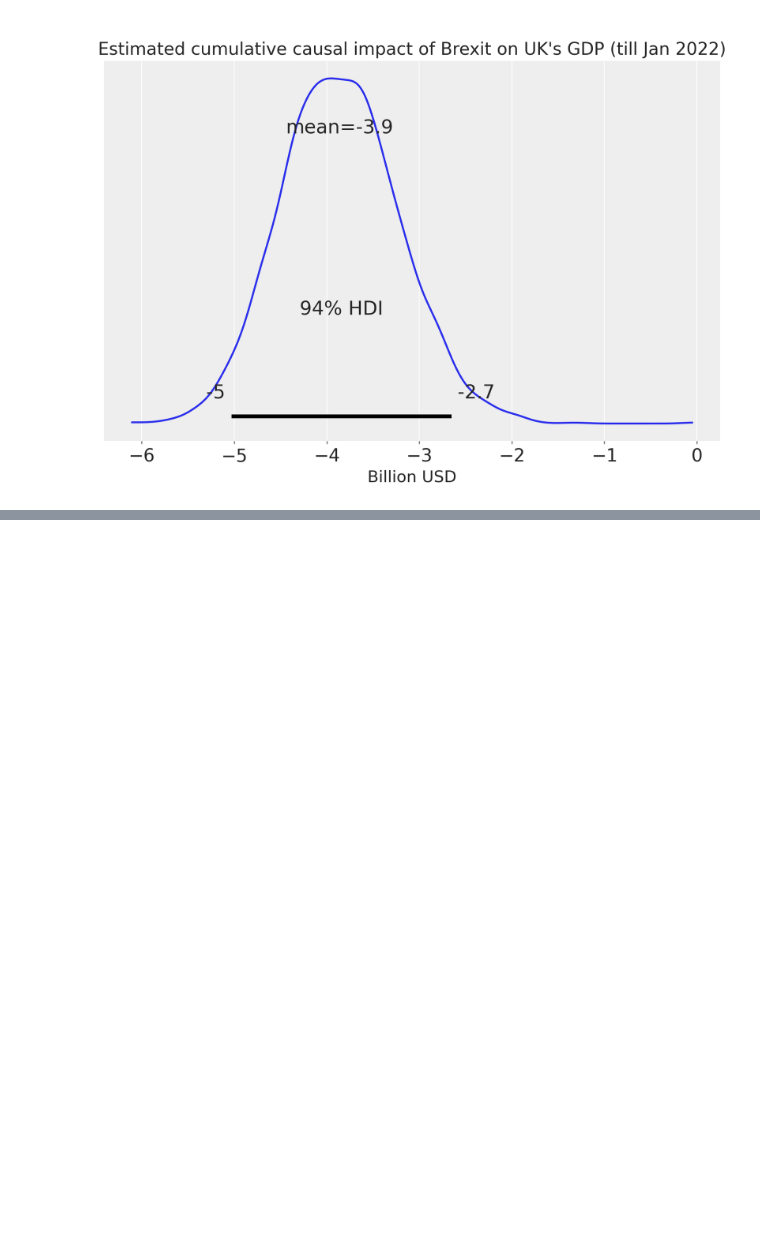
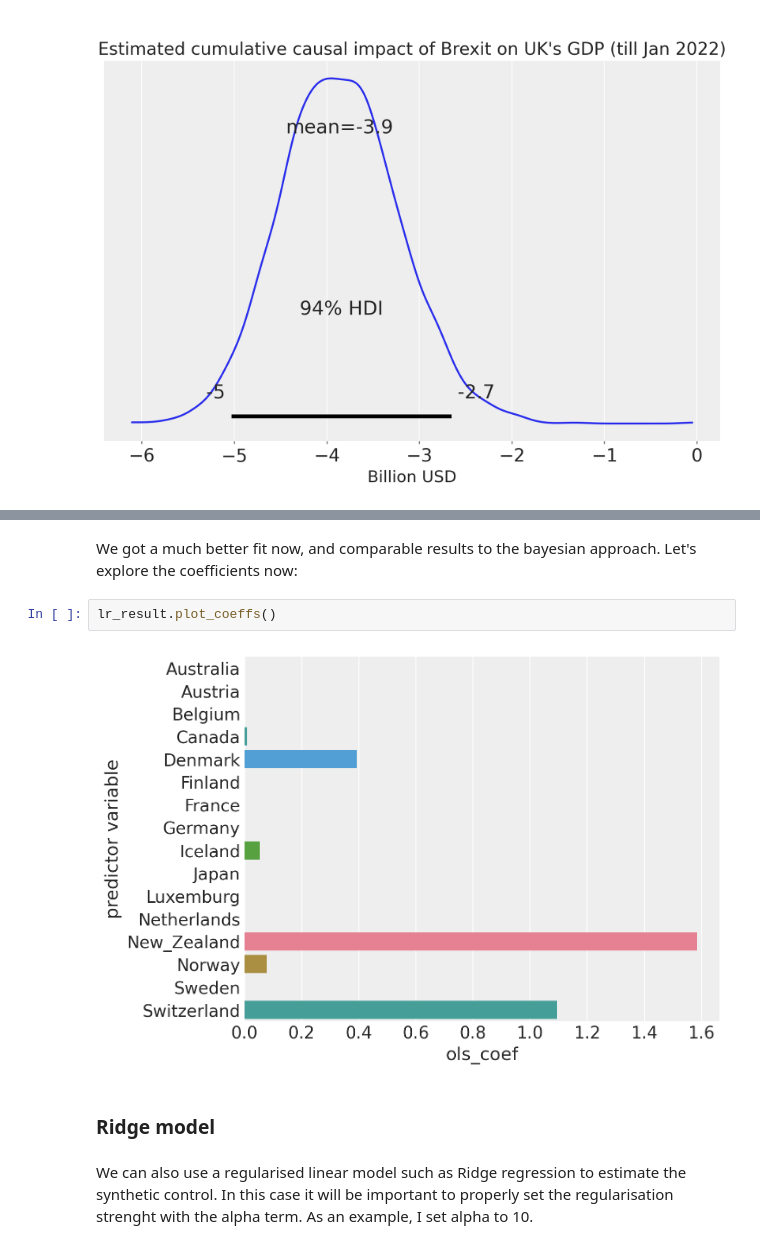
Before and after one commit to francescoamat0/causal-inference-methods, a Jupyter notebook: synthetic_control/brexit_effects.ipynb, the cells around one changed output, grey strips where cells are left out. Drawn from its saved outputs; the diff is of its cells as text; blank space fills up the shorter version.

```diff
--- a/synthetic_control/brexit_effects.ipynb
+++ b/synthetic_control/brexit_effects.ipynb
@@ -304,0 +355,10 @@ ax.set(
+# %% [markdown]
+We got a much better fit now, and comparable results to the bayesian approach. Let's explore the coefficients now:
+# %%
+lr_result.plot_coeffs()
+# %% [output]
+[figure, added]
+# %% [markdown]
+### Ridge model
+# %% [markdown]
+We can also use a regularised linear model such as Ridge regression to estimate the synthetic control. In this case it will be important to properly set the regularisation strenght with the alpha term. As an example, I set alpha to 10.
```
Also changed, not shown: parts of 20 cells of this notebook.
